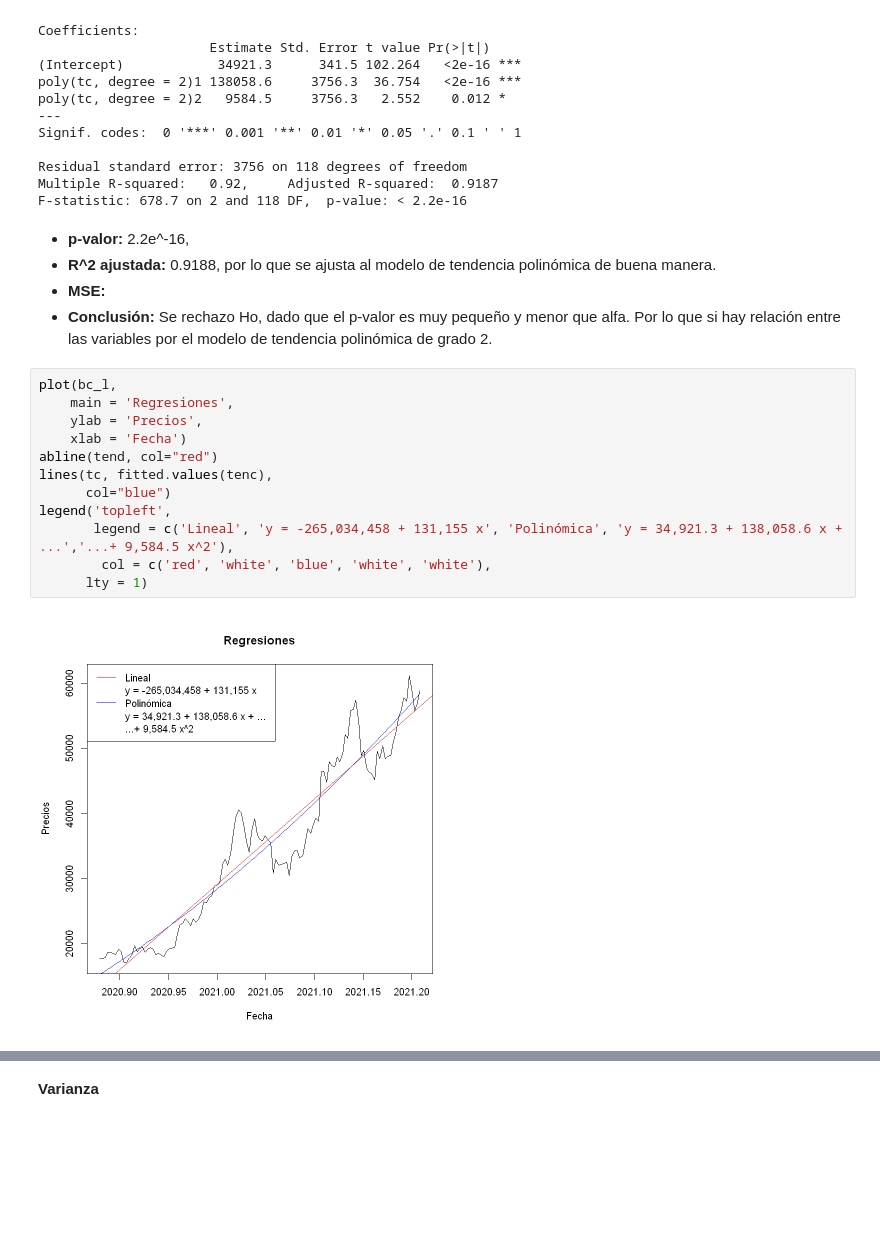
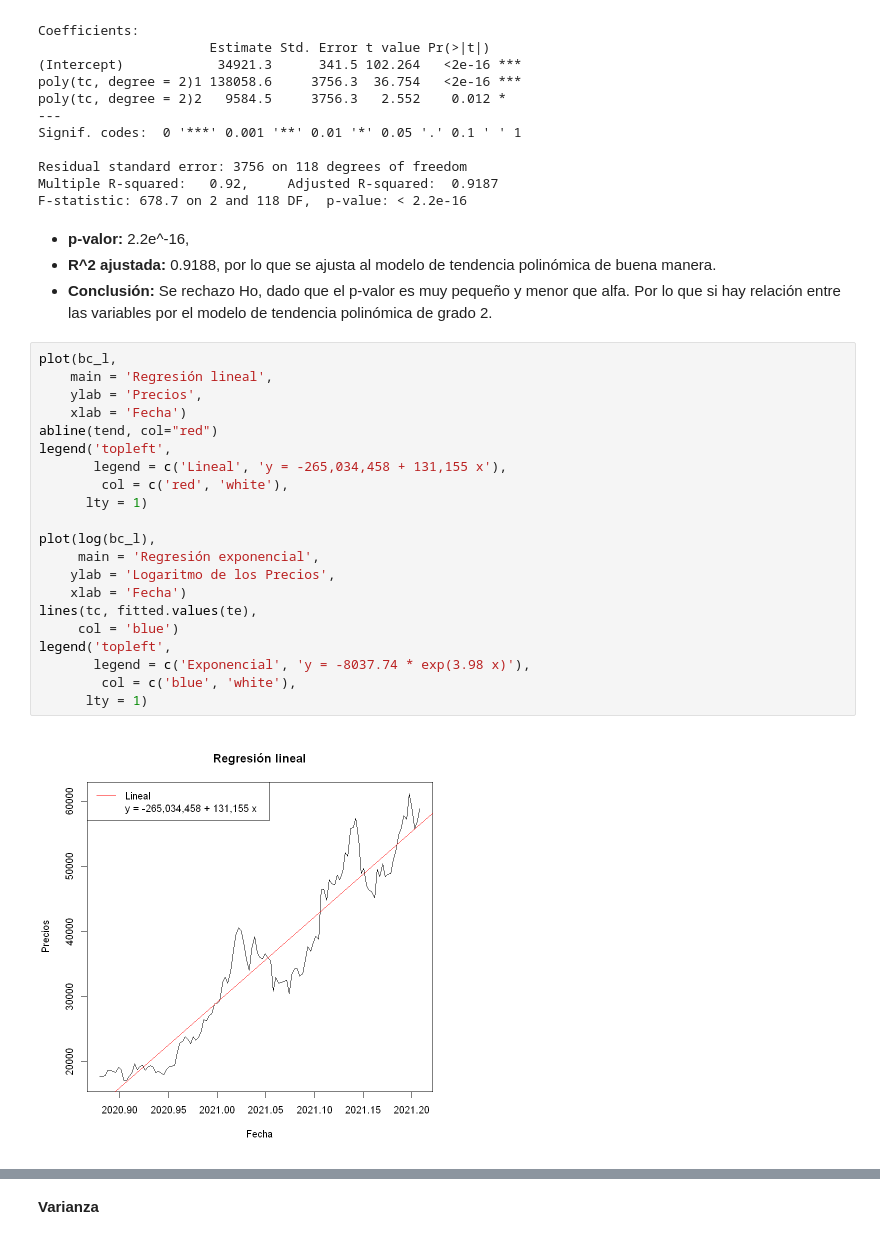
Before and after one commit to EmmanuelGalvan/EstadisticaAplicada, a Jupyter notebook: Ejercicios/Evaluación 1/Proyecto4M.ipynb, the cells around one changed output, grey strips where cells are left out. Drawn from its saved outputs; the diff is of its cells as text; blank space fills up the shorter version.

```diff
--- a/Ejercicios/Evaluación 1/Proyecto4M.ipynb
+++ b/Ejercicios/Evaluación 1/Proyecto4M.ipynb
@@ -231,19 +230,27 @@ F-statistic: 678.7 on 2 and 118 DF,  p-value: < 2.2e-16
 # %% [markdown]
 * **p-valor:** 2.2e^-16,
 * **R^2 ajustada:** 0.9188, por lo que se ajusta al modelo de tendencia polinómica de buena manera.
-* **MSE:**
 * **Conclusión:** Se rechazo Ho, dado que el p-valor es muy pequeño y menor que alfa. Por lo que si hay relación entre las variables por el modelo de tendencia polinómica de grado 2.
 # %%
 plot(bc_l,
-    main = 'Regresiones',
+    main = 'Regresión lineal',
     ylab = 'Precios',
     xlab = 'Fecha')
 abline(tend, col="red")
-lines(tc, fitted.values(tenc),
-      col="blue")
 legend('topleft',
-       legend = c('Lineal', 'y = -265,034,458 + 131,155 x', 'Polinómica', 'y = 34,921.3 + 138,058.6 x + ...','...+ 9,584.5 x^2'),
-        col = c('red', 'white', 'blue', 'white', 'white'),
+       legend = c('Lineal', 'y = -265,034,458 + 131,155 x'),
+        col = c('red', 'white'),
       lty = 1)
+
+plot(log(bc_l),
+     main = 'Regresión exponencial',
+    ylab = 'Logaritmo de los Precios',
+    xlab = 'Fecha')
+lines(tc, fitted.values(te),
+     col = 'blue')
+legend('topleft',
+       legend = c('Exponencial', 'y = -8037.74 * exp(3.98 x)'),
+        col = c('blue', 'white'),
+      lty = 1)
 # %% [output]
-[figure, old version]
+[figure, new version]
```
Also changed, not shown: parts of 5 cells of this notebook, 2 other files.
